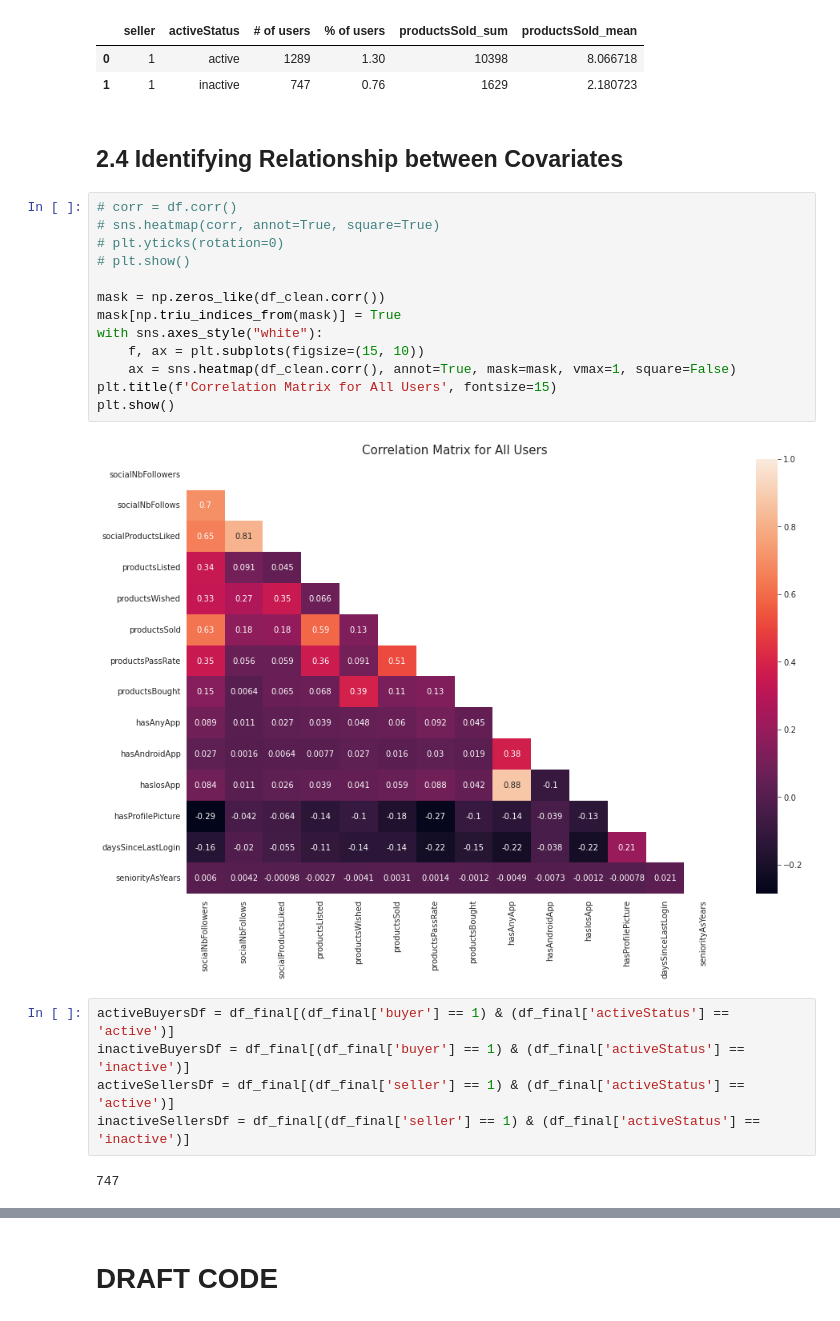
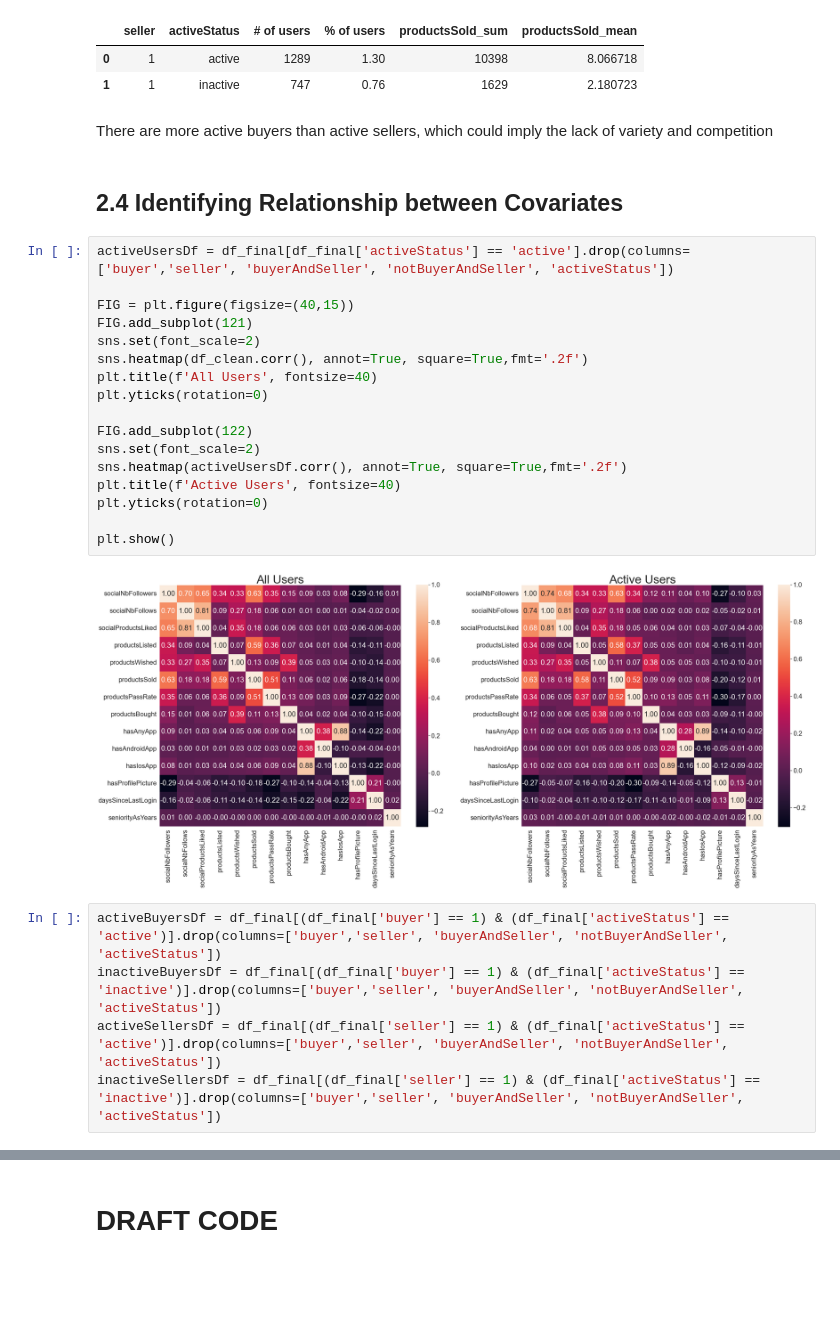
Before and after one commit to mattlim96/getharley-challenge, a Jupyter notebook: solution.ipynb, the cells around one changed output, grey strips where cells are left out. Drawn from its saved outputs; the diff is of its cells as text; blank space fills up the shorter version.

```diff
--- a/solution.ipynb
+++ b/solution.ipynb
@@ -330,27 +340,31 @@ sellerPivot
 |  | seller | activeStatus | # of users | % of users | productsSold_sum | productsSold_mean |
 | 0 | 1 | active | 1289 | 1.30 | 10398 | 8.066718 |
 | 1 | 1 | inactive | 747 | 0.76 | 1629 | 2.180723 |
+# %% [markdown]
+There are more active buyers than active sellers, which could imply the lack of variety and competition
 # %% [markdown]
 ## 2.4 Identifying Relationship between Covariates
-# %%
-# corr = df.corr()
-# sns.heatmap(corr, annot=True, square=True)
-# plt.yticks(rotation=0)
-# plt.show()
-
-mask = np.zeros_like(df_clean.corr())
-mask[np.triu_indices_from(mask)] = True
-with sns.axes_style("white"):
-    f, ax = plt.subplots(figsize=(15, 10))
-    ax = sns.heatmap(df_clean.corr(), annot=True, mask=mask, vmax=1, square=False)
-plt.title(f'Correlation Matrix for All Users', fontsize=15)
-plt.show()
-# %% [output]
-[figure, removed]
+# %%
+activeUsersDf = df_final[df_final['activeStatus'] == 'active'].drop(columns=['buyer','seller', 'buyerAndSeller', 'notBuyerAndSeller', 'activeStatus'])
+
+FIG = plt.figure(figsize=(40,15))
+FIG.add_subplot(121)
+sns.set(font_scale=2)
+sns.heatmap(df_clean.corr(), annot=True, square=True,fmt='.2f')
+plt.title(f'All Users', fontsize=40)
+plt.yticks(rotation=0)
+
+FIG.add_subplot(122)
+sns.set(font_scale=2)
+sns.heatmap(activeUsersDf.corr(), annot=True, square=True,fmt='.2f')
+plt.title(f'Active Users', fontsize=40)
+plt.yticks(rotation=0)
+
+plt.show()
+# %% [output]
+[figure, added]
 # %%
-activeBuyersDf = df_final[(df_final['buyer'] == 1) & (df_final['activeStatus'] == 'active')]
-inactiveBuyersDf = df_final[(df_final['buyer'] == 1) & (df_final['activeStatus'] == 'inactive')]
-activeSellersDf = df_final[(df_final['seller'] == 1) & (df_final['activeStatus'] == 'active')]
-inactiveSellersDf = df_final[(df_final['seller'] == 1) & (df_final['activeStatus'] == 'inactive')]
+activeBuyersDf = df_final[(df_final['buyer'] == 1) & (df_final['activeStatus'] == 'active')].drop(columns=['buyer','seller', 'buyerAndSeller', 'notBuyerAndSeller', 'activeStatus'])
+inactiveBuyersDf = df_final[(df_final['buyer'] == 1) & (df_final['activeStatus'] == 'inactive')].drop(columns=['buyer','seller', 'buyerAndSeller', 'notBuyerAndSeller', 'activeStatus'])
+activeSellersDf = df_final[(df_final['seller'] == 1) & (df_final['activeStatus'] == 'active')].drop(columns=['buyer','seller', 'buyerAndSeller', 'notBuyerAndSeller', 'activeStatus'])
+inactiveSellersDf = df_final[(df_final['seller'] == 1) & (df_final['activeStatus'] == 'inactive')].drop(columns=['buyer','seller', 'buyerAndSeller', 'notBuyerAndSeller', 'activeStatus'])
-# %% [output]
-747
```
Also changed, not shown: parts of 4 cells of this notebook.
